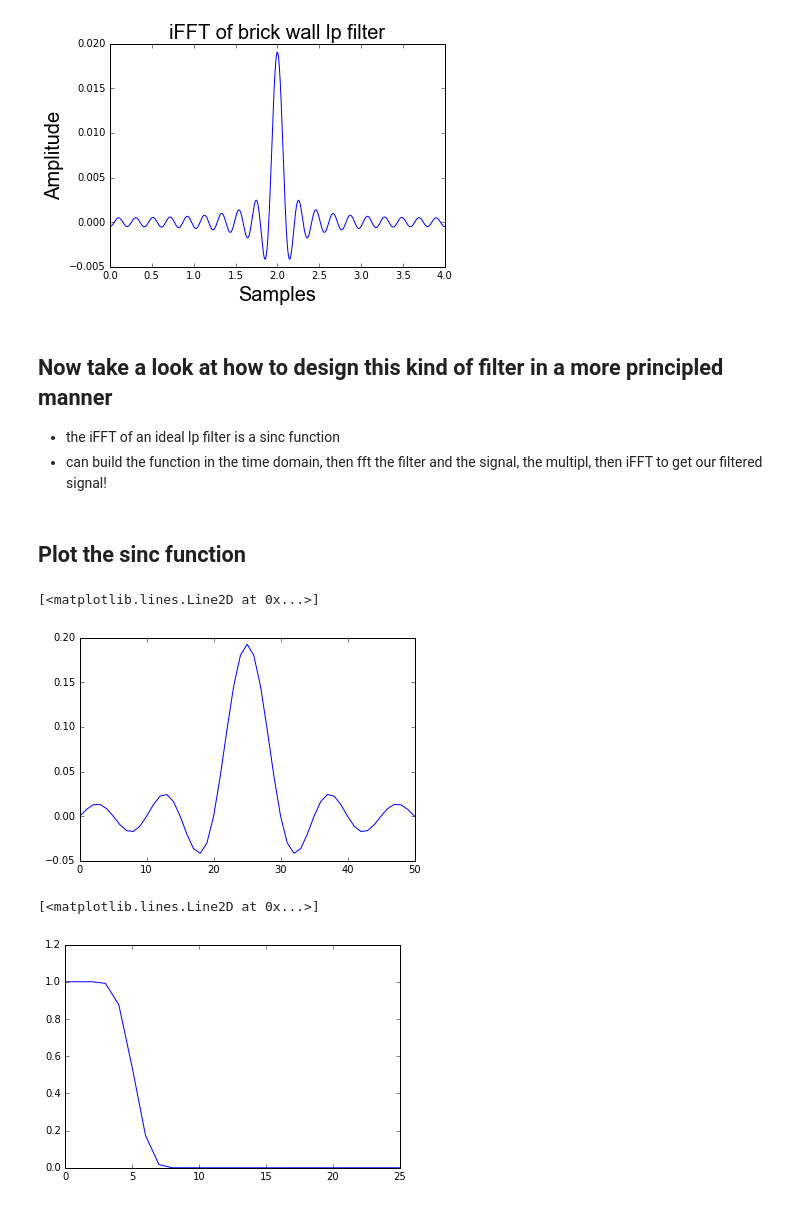
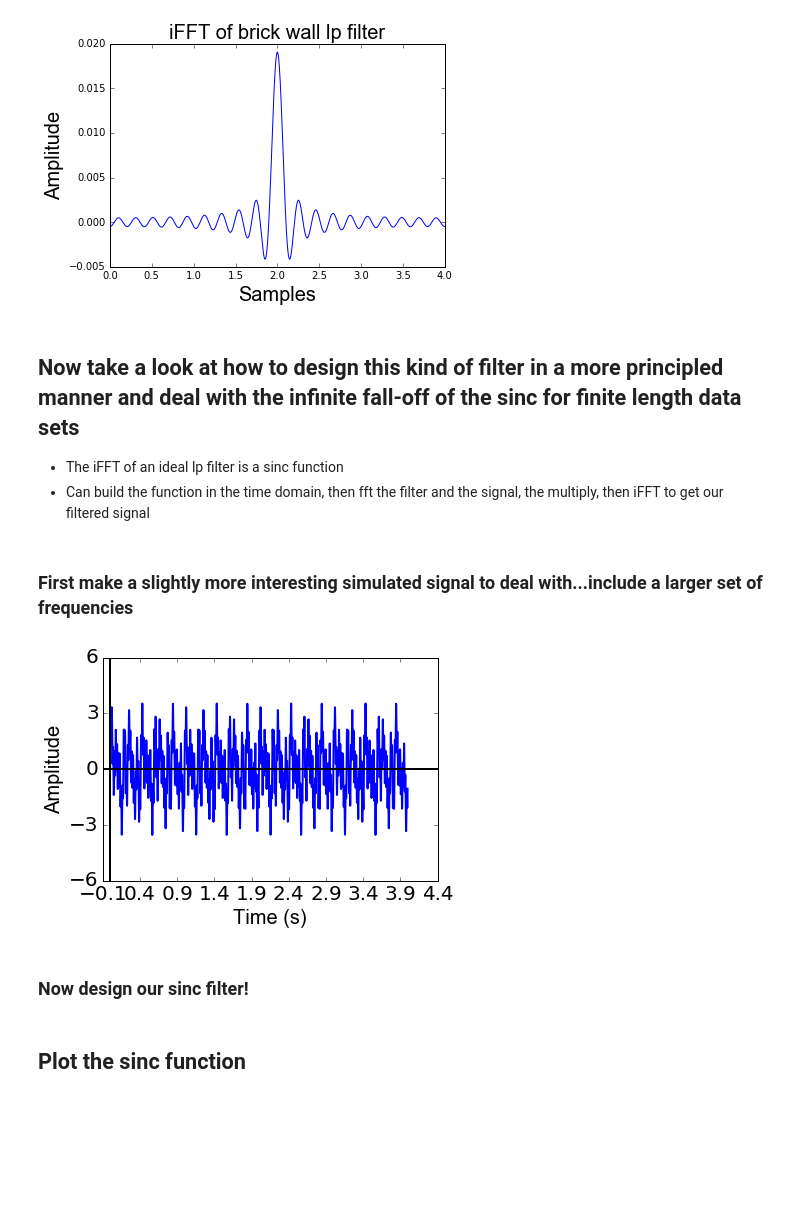
Before and after one commit to TimCSheehan/dev, a Jupyter notebook: Tutorial_060_Filtering_TimeSeries.ipynb, the cells around one changed output. Saved outputs shown, nothing was run; the diff lists cells and outputs as text; code cells hidden in the pictures; blank space fills up the shorter version.

Commit message:
update filtering tutorial

```diff
--- a/Tutorial_060_Filtering_TimeSeries.ipynb
+++ b/Tutorial_060_Filtering_TimeSeries.ipynb
@@ -218,6 +213,6 @@ plt.show()
 # %% [output]
 [figure]
 # %% [markdown]
-## Now take a look at how to design this kind of filter in a more principled manner
-* the iFFT of an ideal lp filter is a sinc function
-* can build the function in the time domain, then fft the filter and the signal, the multipl, then iFFT to get our filtered signal!
+## Now take a look at how to design this kind of filter in a more principled manner and deal with the infinite fall-off of the sinc for finite length data sets
+* The iFFT of an ideal lp filter is a sinc function
+* Can build the function in the time domain, then fft the filter and the signal, the multiply, then iFFT to get our filtered signal
@@ -236,0 +219,38 @@ sinc_func = sinc_func / np.sum(sinc_func)
+# %% [markdown]
+### First make a slightly more interesting simulated signal to deal with...include a larger set of frequencies
+# %%
+# lets just pick a set of frequencies going from pretty low to higher than we had before
+frequs = [5, 12, 17, 56]
+# %%
+# first lets set up a more interesting signal with some higher frequencies
+sr = 512                        # samp rate in Hz
+tmax = 4                        # duration of signal, in s
+dt = 1/sr                       # time step, reciprocal of the sr
+t = np.arange(0,tmax,dt)        # time axis
+
+# add up a bunch of sin waves at each of our desired frequencies
+sig = np.zeros(len(t))
+for f in np.arange(len(frequs)):
+    sig = sig + np.sin(2*np.pi*frequs[f]*t)
+# %%
+# Plot
+plt.plot(t, sig, 'b-', linewidth = 2)    # specify x,y data...in this case time and amplitude of sin
+
+# put some labels on the axes
+plt.xlabel('Time (s)', **fig_font)
+plt.ylabel('Amplitude', **fig_font)
+
+# set the tick marks
+plt.xticks(np.arange(-.1,tmax+.5,.5), color='k', size=20)
+plt.yticks(np.linspace(-6,6,5), color='k', size=20)
+
+# add some nice vertical/horizontal lines
+plt.axvline(0, color = 'k', linewidth = 2)
+plt.axhline(0, color = 'k', linewidth = 2)
+
+# show it
+plt.show()
+# %% [output]
+[figure, added]
+# %% [markdown]
+### Now design our sinc filter!
@@ -237,12 +282,2 @@ sinc_func = sinc_func / np.sum(sinc_func)
 # %% [markdown]
 ## Plot the sinc function
-# %%
-plt.plot(sinc_func)
-# %% [output]
-[<matplotlib.lines.Line2D at 0x...>]
-[figure, removed]
-# %%
-plt.plot(np.abs(np.fft.rfft(sinc_func)))
-# %% [output]
-[<matplotlib.lines.Line2D at 0x...>]
-[figure, removed]
```
Also changed, not shown: parts of 25 cells of this notebook.
